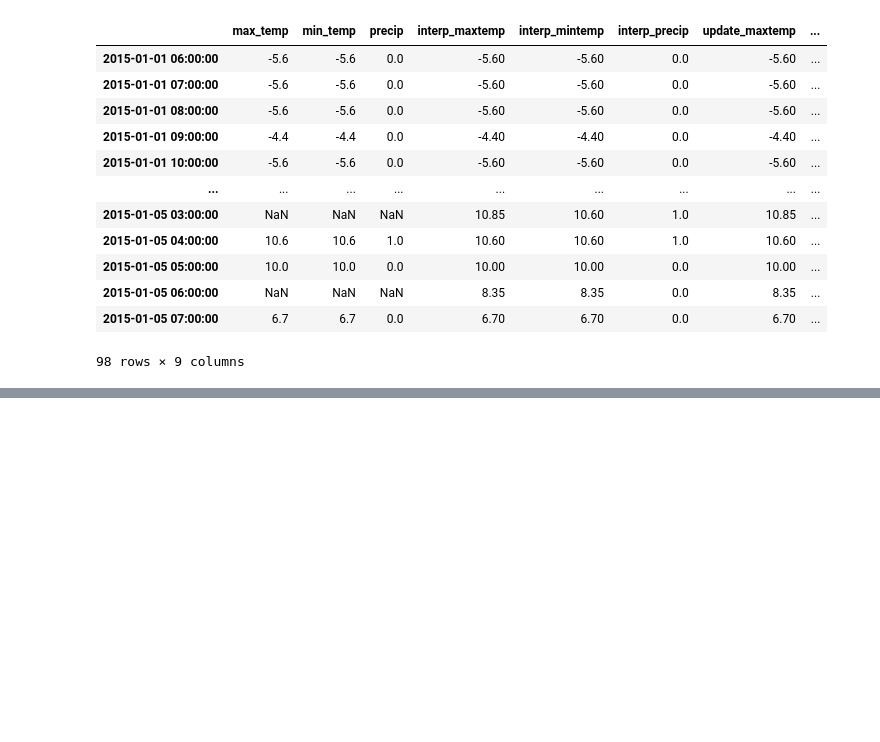
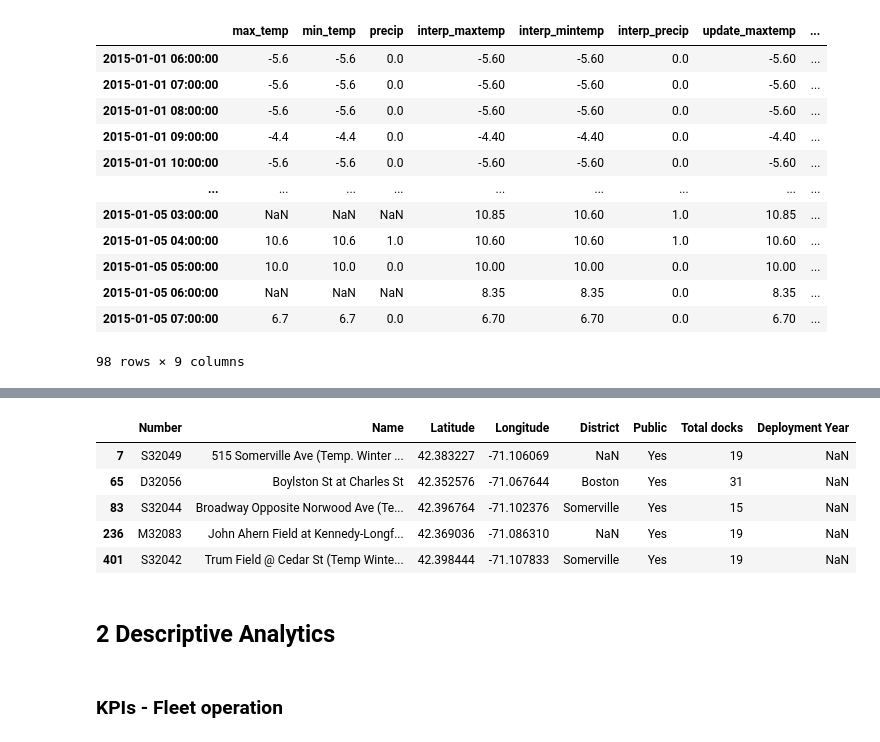
Before and after one commit to MoritzWagner13/Machine-Learning, a Jupyter notebook: Code.ipynb, the cells around one changed output, grey strips where cells are left out. Cells and saved outputs as stored; diff of their text form; code cells hidden in the pictures; blank space fills up the shorter version.

```diff
--- a/Code.ipynb
+++ b/Code.ipynb
@@ -332,0 +363,14 @@ weatherhour.head(98)
+# %%
+NaN_for_attribute2 = stations[stations["Deployment Year"].isna()]
+NaN_for_attribute2
+# %% [output]
+|  | Number | Name | Latitude | Longitude | District | Public | Total docks | Deployment Year |
+| 7 | S32049 | 515 Somerville Ave (Temp. Winter ... | 42.383227 | -71.106069 | NaN | Yes | 19 | NaN |
+| 65 | D32056 | Boylston St at Charles St | 42.352576 | -71.067644 | Boston | Yes | 31 | NaN |
+| 83 | S32044 | Broadway Opposite Norwood Ave (Te... | 42.396764 | -71.102376 | Somerville | Yes | 15 | NaN |
+| 236 | M32083 | John Ahern Field at Kennedy-Longf... | 42.369036 | -71.086310 | NaN | Yes | 19 | NaN |
+| 401 | S32042 | Trum Field @ Cedar St (Temp Winte... | 42.398444 | -71.107833 | Somerville | Yes | 19 | NaN |
+# %% [markdown]
+## 2 Descriptive Analytics
+# %% [markdown]
+### KPIs - Fleet operation
```
Also changed, not shown: parts of 4 cells of this notebook.
